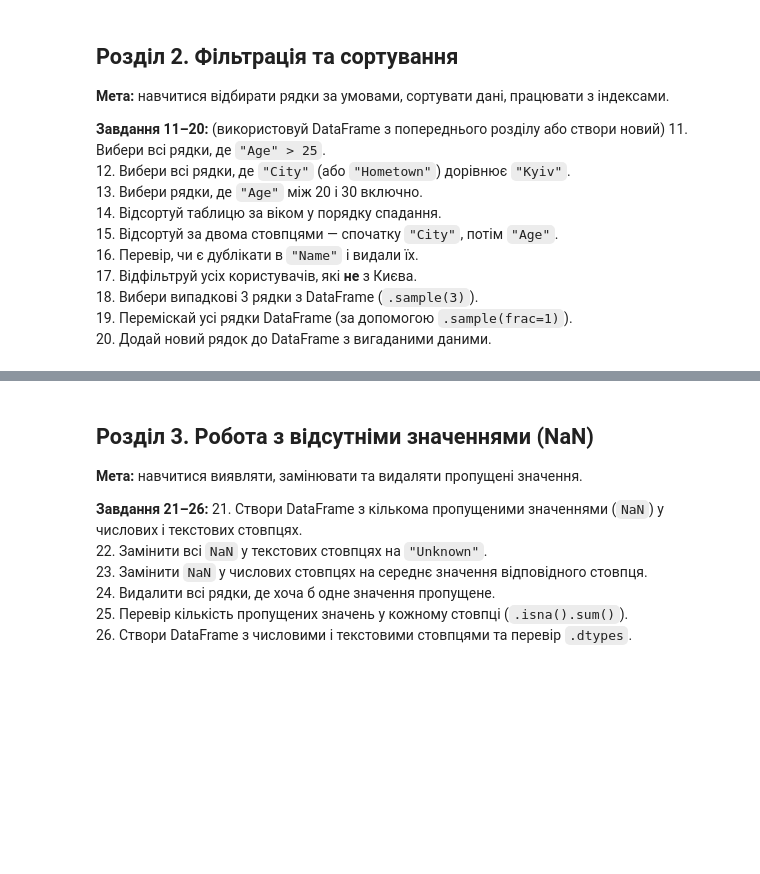
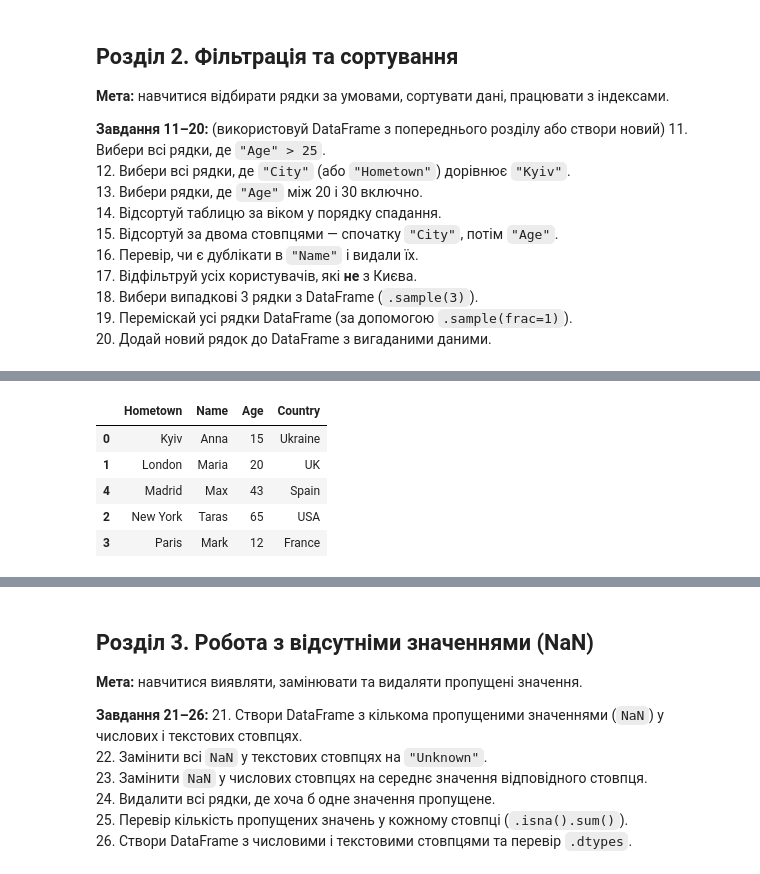
Before and after one commit to shevyakina43/test_task_python, a Jupyter notebook: pandas_matplotlib_practice.ipynb, the cells around one changed output, grey strips where cells are left out. Drawn from its saved outputs; the diff is of its cells as text; code cells hidden in the pictures; blank space fills up the shorter version.

```diff
--- a/pandas_matplotlib_practice.ipynb
+++ b/pandas_matplotlib_practice.ipynb
@@ -172,0 +202,11 @@ df[['Name', 'Age']]
+# %%
+# 15. Відсортуй за двома стовпцями — спочатку "City", потім "Age".
+df = df.sort_values(by=['Hometown', 'Age'])
+df.head()
+# %% [output]
+|  | Hometown | Name | Age | Country |
+| 0 | Kyiv | Anna | 15 | Ukraine |
+| 1 | London | Maria | 20 | UK |
+| 4 | Madrid | Max | 43 | Spain |
+| 2 | New York | Taras | 65 | USA |
+| 3 | Paris | Mark | 12 | France |
```
Also changed, not shown: parts of 9 cells of this notebook.
